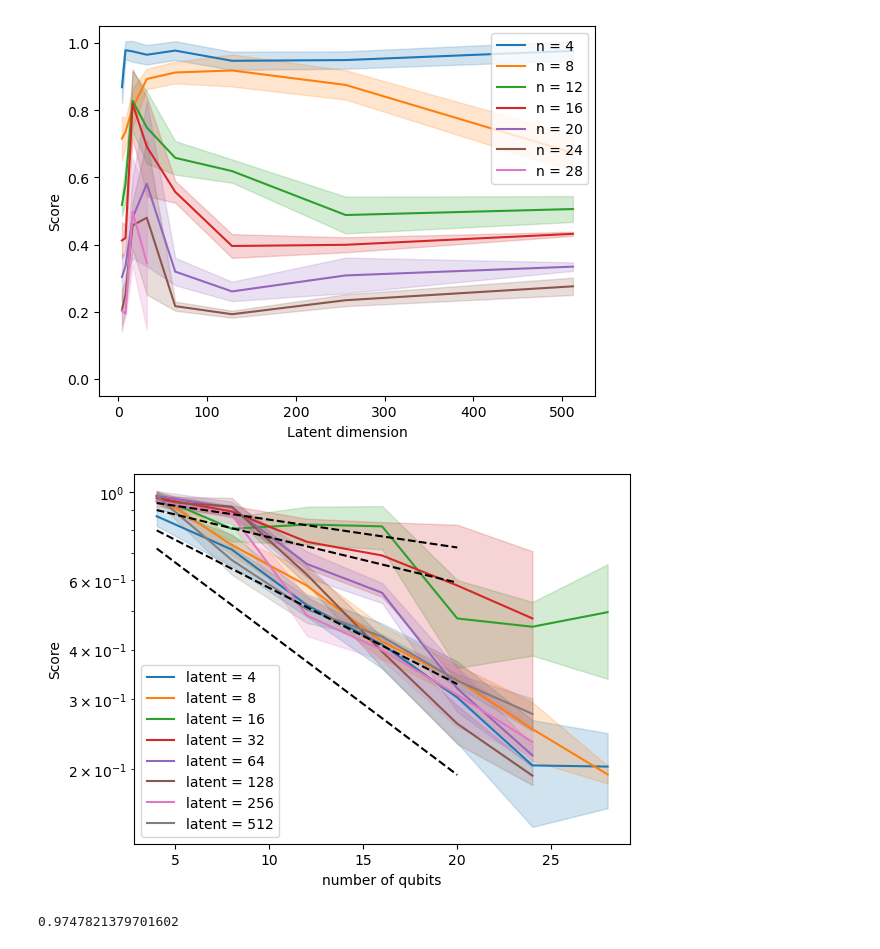
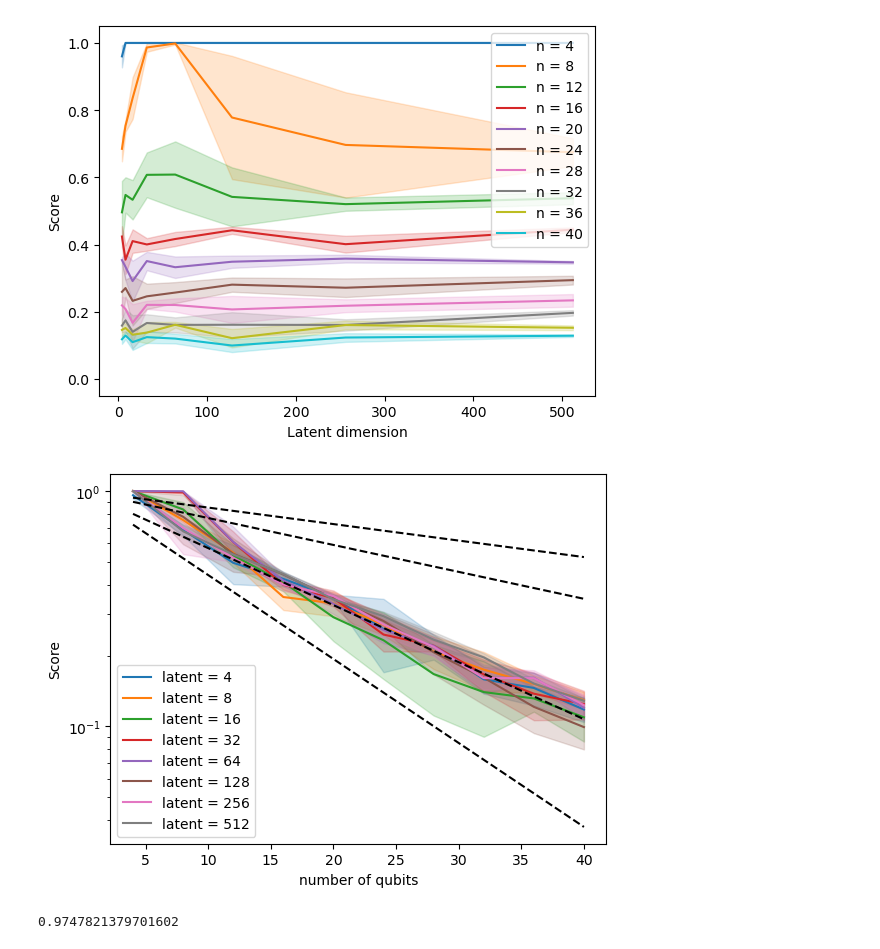
Before and after one commit to haimengzhao/qml-advantage, a Jupyter notebook: plot.ipynb, the cells around one changed output. Drawn from its saved outputs; the diff is of its cells as text; code cells hidden in the pictures.

Commit message:
plot

```diff
--- a/plot.ipynb
+++ b/plot.ipynb
@@ -4,7 +4,7 @@ import matplotlib.pyplot as plt
 from utils import plot_mean_std_shaded
 # %%
 # read csv
-data = np.genfromtxt('./results/AR.csv', delimiter=',', skip_header=1, skip_footer=1)
+data = np.genfromtxt('./results/ED.csv', delimiter=',', skip_header=1, skip_footer=0, usecols=range(12))
 # %%
 data[:, 0]
 # %% [output]
@@ -34,23 +49,24 @@ plt.ylim(-0.05, 1.05)
 plt.legend()
 plt.show()
 # %% [output]
-[figure, old version]
+[figure, new version]
 # %%
 for ind, i in enumerate(np.unique(latent).astype(int)):
-    plot_mean_std_shaded(4 * n[latent == i], z[latent == i], z_error[latent == i], color=f'C{ind}', label=f'latent = {i}')
+    if True:
+        plot_mean_std_shaded(4 * n[latent == i], z[latent == i], z_error[latent == i], color=f'C{ind}', label=f'latent = {i}')
 
-plt.plot([4, 20], [15/16, (15/16)**5], 'k--')
-plt.plot([4, 20], [0.72, (0.72)**5], 'k--')
-plt.plot([4, 20], [0.8, (0.8)**5], 'k--')
-plt.plot([4, 20], [0.9, (0.9)**5], 'k--')
+plt.plot([4, 40], [15/16, (15/16)**10], 'k--')
+plt.plot([4, 40], [0.72, (0.72)**10], 'k--')
+plt.plot([4, 40], [0.8, (0.8)**10], 'k--')
+plt.plot([4, 40], [0.9, (0.9)**10], 'k--')
 
 plt.xlabel('number of qubits')
 plt.ylabel('Score')
 plt.yscale('log')
 plt.legend()
 plt.show()
 # %% [output]
-[figure, old version]
+[figure, new version]
 # %%
 np.exp(np.log(0.6)/20)
 # %% [output]
```
Also changed, not shown: parts of 3 cells of this notebook, 5 other files.
